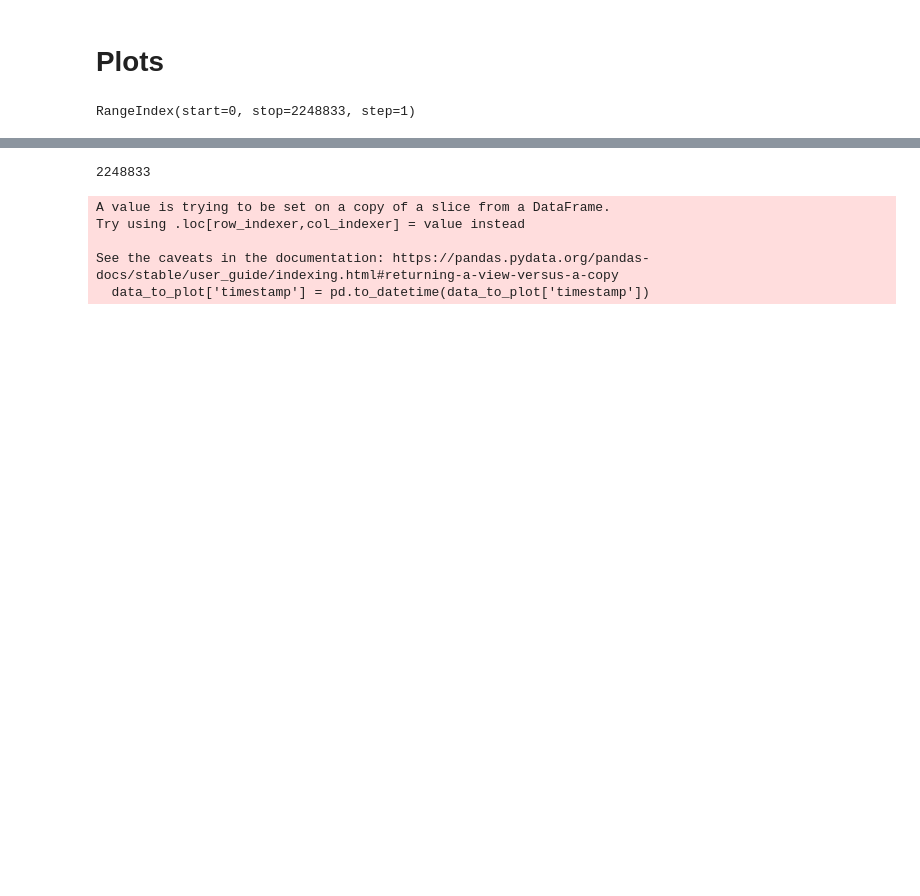
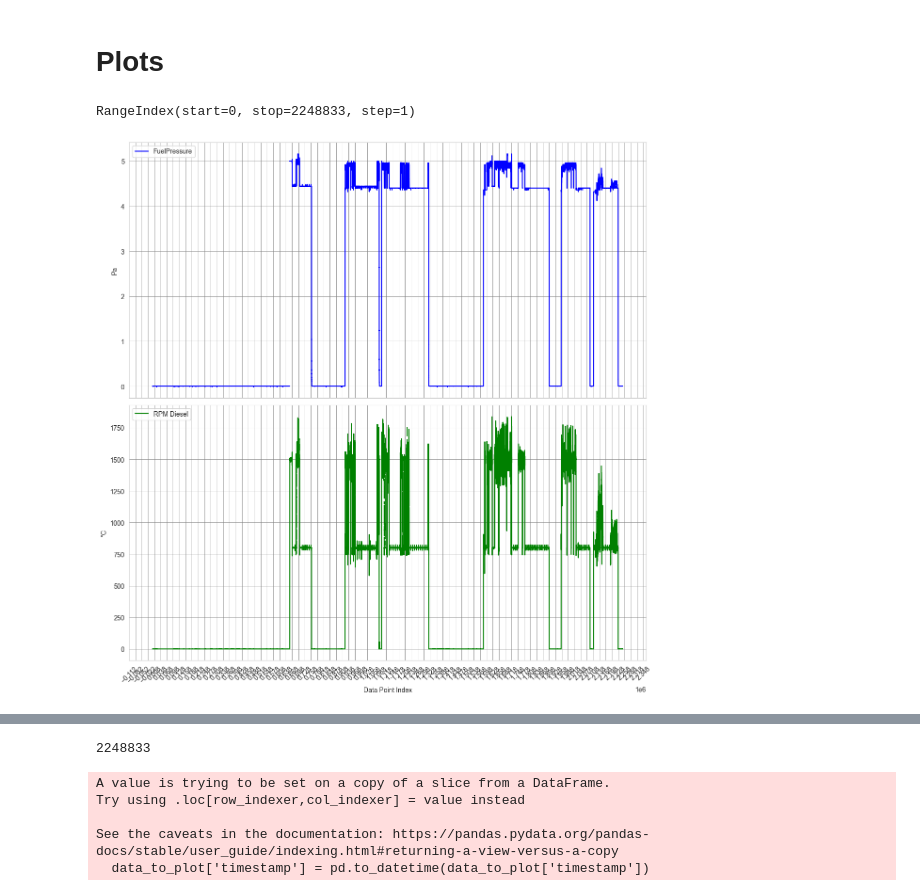
Before and after one commit to uzhankocaman/concept_implementation, a Jupyter notebook: analysis/data_diesel_battery.ipynb, the cells around one changed output, grey strips where cells are left out. Drawn from its saved outputs; the diff is of its cells as text; code cells hidden in the pictures; blank space fills up the shorter version.

```diff
--- a/analysis/data_diesel_battery.ipynb
+++ b/analysis/data_diesel_battery.ipynb
@@ -143,6 +143,51 @@ len(df)/30000
 df.index
 # %% [output]
 RangeIndex(start=0, stop=2248833, step=1)
+# %%
+import matplotlib.dates as mdates
+
+df['timestamp'] = pd.to_datetime(df['timestamp'])
+
+fig, axs = plt.subplots(2, 1, figsize=(12, 12), sharex=True)
+
+x_axis = df.index
+
+colors = ['blue', 'green', 'red', 'orange']
+
+axs[0].plot(x_axis, df['FuelPressure'], label='FuelPressure', color=colors[0])
+axs[1].plot(x_axis, df['RPM_Diesel'], label='RPM Diesel', color=colors[1])
+# axs[2].plot(x_axis, df['Oil_Temp'], label='Oil Temperature', color=colors[2])
+# axs[3].plot(x_axis, df['Cool_Temp'], label='Coolant Temperature', color=colors[3])
+
+
+ylabel = {}
+ylabel[axs[0]] = "Pa"
+ylabel[axs[1]] = "°C"
+# ylabel[axs[1]] = "rpm"
+# ylabel[axs[3]] = "°C"
+
+for ax in axs:
+    ax.grid(which='major', linestyle='-', linewidth='0.5', color='gray')
+    ax.grid(which='minor', linestyle=':', linewidth='0.5', color='gray')
+
+    ax.set_ylabel(f'{ylabel[ax]}')
+    ax.legend(loc='upper left')
+
+
+def set_ticks_for_axis(dim, ax, tick_spacing=1000):
+    start, end = ax.get_xlim()
+    ax.xaxis.set_ticks(range(int(start), int(end), tick_spacing))
+
+set_ticks_for_axis(1, axs[-1], 30000)
+
+axs[-1].set_xlabel('Data Point Index')
+
+plt.setp(axs[-1].get_xticklabels(), rotation=45)
+plt.subplots_adjust(hspace=0)
+plt.tight_layout()
+plt.show()
+# %% [output]
+[figure, added]
 # %%
 import matplotlib.dates as mdates
 
```
Also changed, not shown: parts of 4 cells of this notebook, 6 other files.
